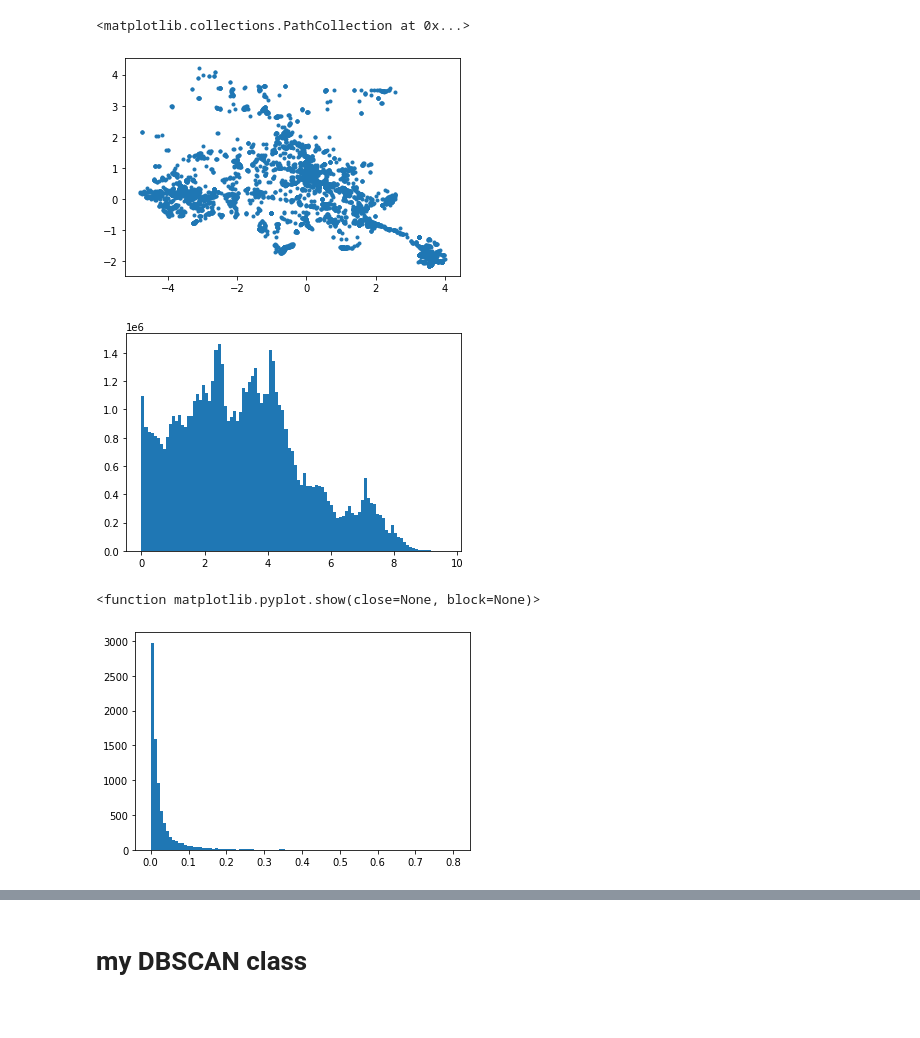
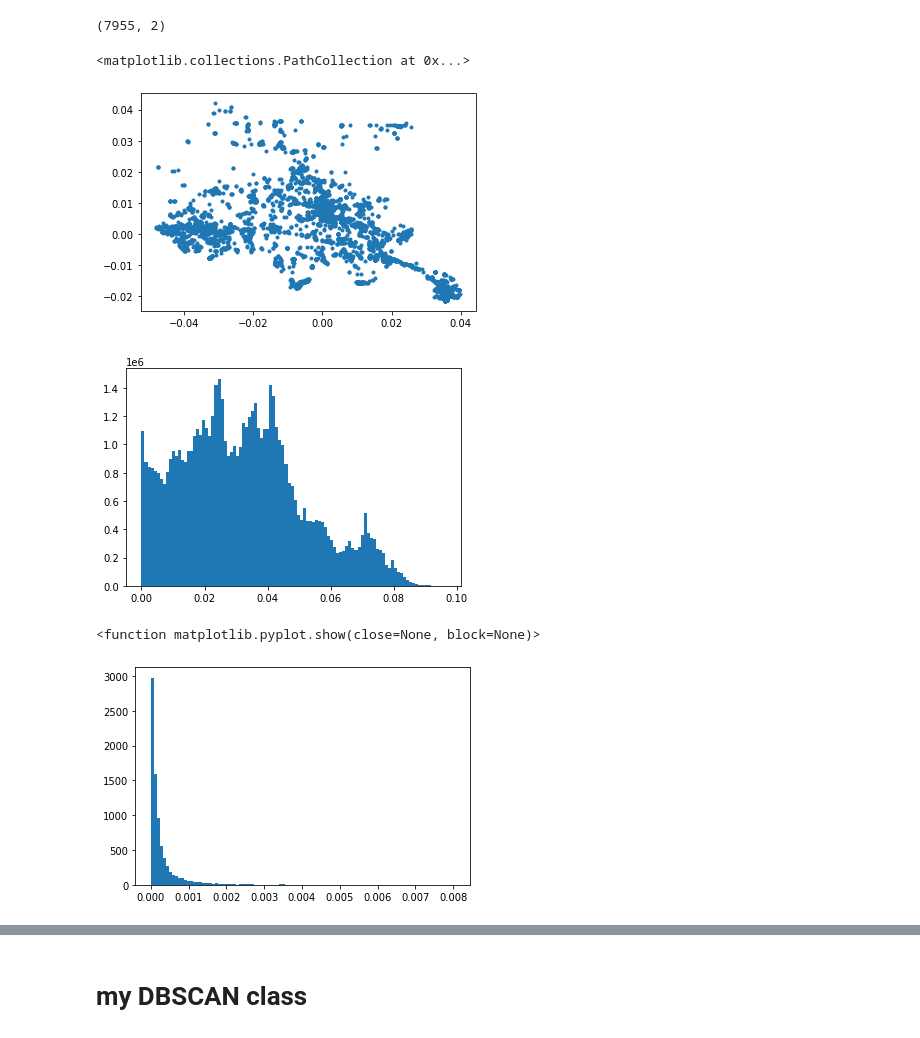
Before and after one commit to areasciencepark/maps_and_heatmaps, a Jupyter notebook: clustering_density.ipynb, the cells around one changed output, grey strips where cells are left out. Drawn from its saved outputs; the diff is of its cells as text; code cells hidden in the pictures.

```diff
--- a/clustering_density.ipynb
+++ b/clustering_density.ipynb
@@ -7,8 +8,10 @@ import random
 # %%
 data = pd.read_csv(r'./maps/FVG/FVG_companies.csv', dtype='str')
 data.columns = ['ind', 'cf', 'company','unit', 'lat', 'lon']
-data = data[ ['lon','lat'  ] ]
+
 data['lat'] = data['lat'].astype(float)
 data['lon'] = data['lon'].astype(float)
 data.shape
+data.columns
+data.describe
 # %% [output]
@@ -28,13 +47,14 @@ def plot_clusters(X, cluster_labels, centroids):
     ax.set_aspect('equal')
     plt.show
 # %%
-X = np.array(data)
-X = (X - X.mean(axis=0))#/X.std()
-X = X * 100 # arbitrary rescaling
+X = np.array(data[ ['lon','lat'  ] ])
+X = (X - X.mean(axis=0))/X.std()
+print(X.shape)
 plt.scatter(X[:,0] , X[:,1] ,  marker='.')
 # %% [output]
-<matplotlib.collections.PathCollection at 0x...>
+(7955, 2)
+<matplotlib.collections.PathCollection at 0x...>
-[figure, old version]
+[figure, new version]
 # %%
 #compute the minimum distances of the k-th nearest neighbour
 from scipy.spatial import distance_matrix
@@ -43,7 +63,7 @@ values = np.reshape(dm,-1)
 plt.hist(values, bins = 100)
 plt.show()
 # %% [output]
-[figure, old version]
+[figure, new version]
 # %%
 knn = 5
 min_distances= np.partition(dm, knn, axis=0)[knn]
@@ -51,7 +71,7 @@ plt.hist(min_distances, bins = 100)
 plt.show
 # %% [output]
 <function matplotlib.pyplot.show(close=None, block=None)>
-[figure, old version]
+[figure, new version]
 # %%
 for p in range(10,100,10):
     print(f"il {p}° percentile ==> distanza {np.percentile(min_distances, p)}")
```
Also changed, not shown: parts of 36 cells of this notebook, 2 other files.
